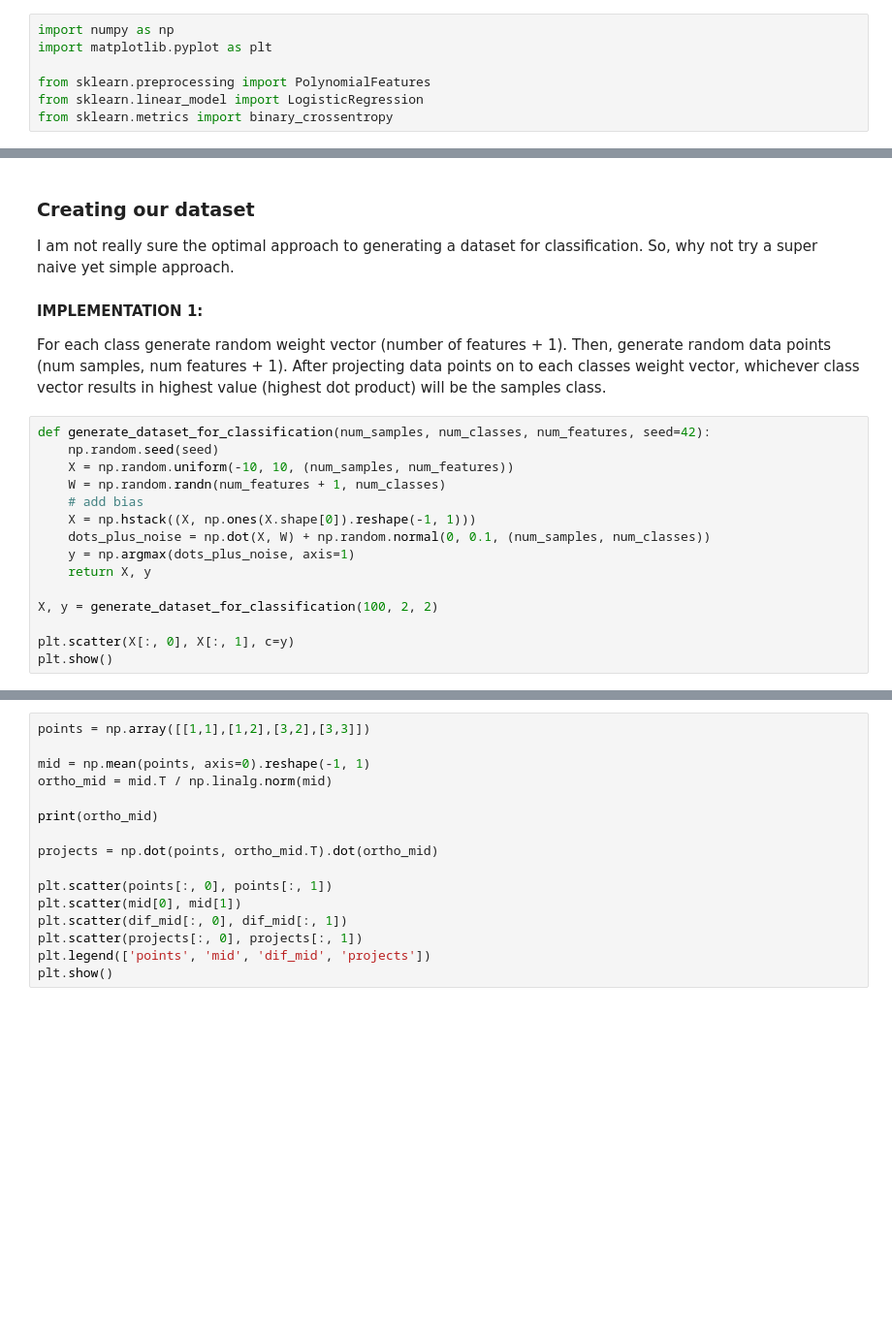
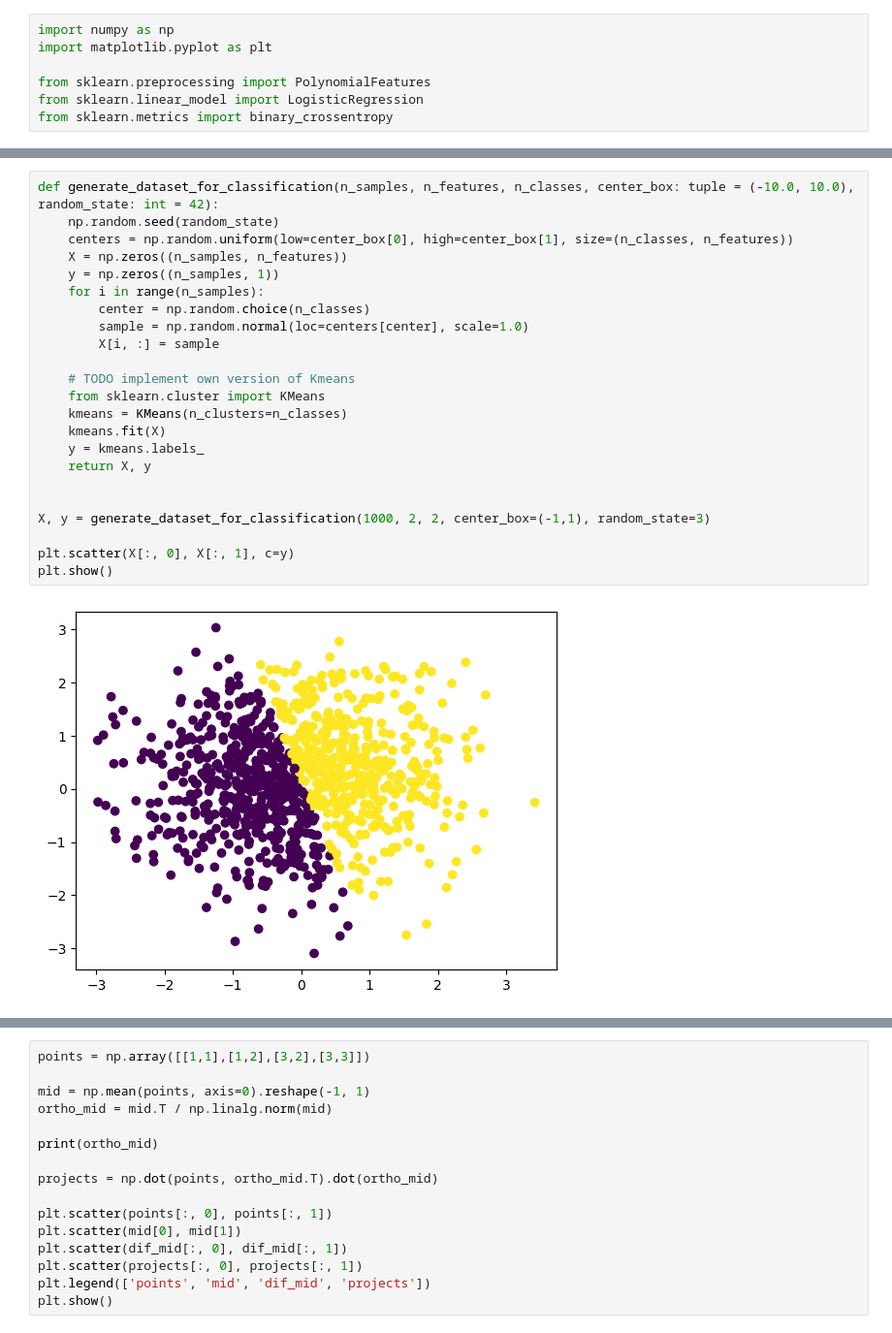
Before and after one commit to jhrudden/ML-Mono, a Jupyter notebook: notebooks/LogRegression_Example.ipynb, the cells around one changed output, grey strips where cells are left out. Shown at 97% size. Cells and saved outputs as stored; diff of their text form; blank space fills up the shorter version.

Commit message:
Generate classification data using Kmeans and normal distribution...

```diff
--- a/notebooks/LogRegression_Example.ipynb
+++ b/notebooks/LogRegression_Example.ipynb
@@ -12,25 +19,28 @@ For this notebook, I hope to compare my own implementation of Logistic Regressio
-# %% [markdown]
-### Creating our dataset
-
-I am not really sure the optimal approach to generating a dataset for classification. So, why not try a super naive yet simple approach.
-
-#### IMPLEMENTATION 1:
-For each class generate random weight vector (number of features + 1). Then, generate random data points (num samples, num features + 1). After projecting data points on to each classes weight vector, whichever class vector results in highest value (highest dot product) will be the samples class.
-# %%
-def generate_dataset_for_classification(num_samples, num_classes, num_features, seed=42):
-    np.random.seed(seed)
-    X = np.random.uniform(-10, 10, (num_samples, num_features))
-    W = np.random.randn(num_features + 1, num_classes)
-    # add bias
-    X = np.hstack((X, np.ones(X.shape[0]).reshape(-1, 1)))
-    dots_plus_noise = np.dot(X, W) + np.random.normal(0, 0.1, (num_samples, num_classes))
-    y = np.argmax(dots_plus_noise, axis=1)
-    return X, y
-
-X, y = generate_dataset_for_classification(100, 2, 2)
-
-plt.scatter(X[:, 0], X[:, 1], c=y)
-plt.show()
+# %%
+def generate_dataset_for_classification(n_samples, n_features, n_classes, center_box: tuple = (-10.0, 10.0), random_state: int = 42):
+    np.random.seed(random_state)
+    centers = np.random.uniform(low=center_box[0], high=center_box[1], size=(n_classes, n_features))
+    X = np.zeros((n_samples, n_features))
+    y = np.zeros((n_samples, 1))
+    for i in range(n_samples):
+        center = np.random.choice(n_classes)
+        sample = np.random.normal(loc=centers[center], scale=1.0)
+        X[i, :] = sample
+
+    # TODO implement own version of Kmeans
+    from sklearn.cluster import KMeans
+    kmeans = KMeans(n_clusters=n_classes)
+    kmeans.fit(X)
+    y = kmeans.labels_
+    return X, y
+
+
+X, y = generate_dataset_for_classification(1000, 2, 2, center_box=(-1,1), random_state=3)
+
+plt.scatter(X[:, 0], X[:, 1], c=y)
+plt.show()
+# %% [output]
+[figure, added]
 # %%
 import numpy as np
 import matplotlib.pyplot as plt
```
Also changed, not shown: parts of 2 cells of this notebook.
